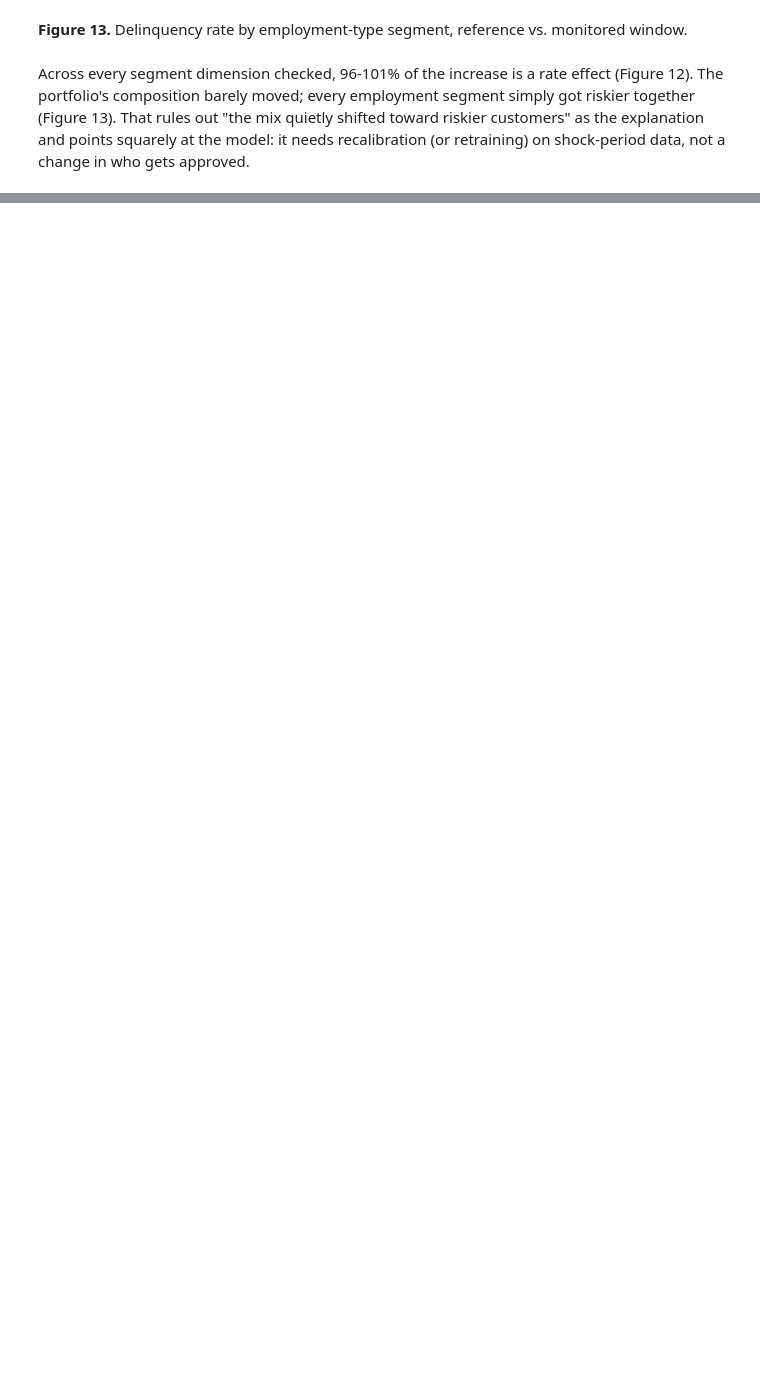
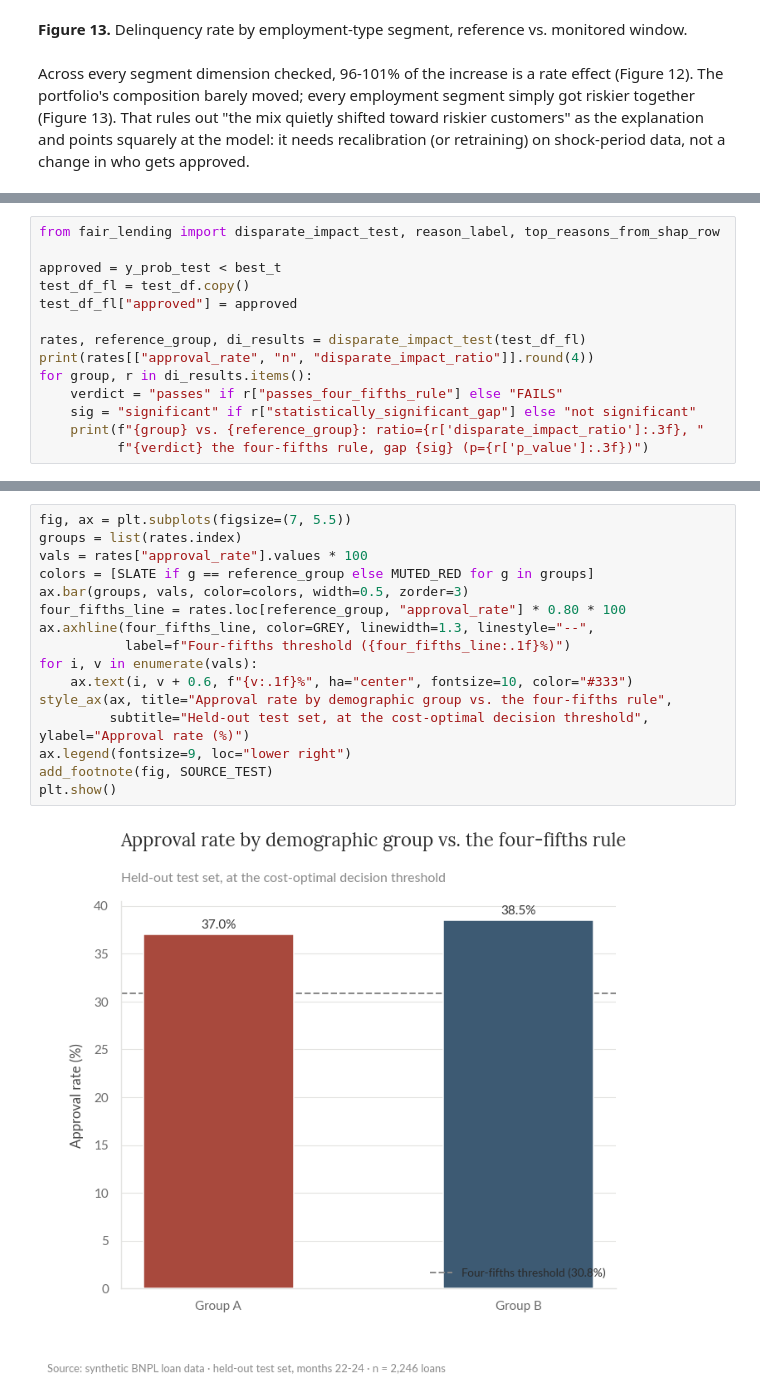
Before and after one commit to gus-morales/work-showcase, a Jupyter notebook: projects/01-delinquency-risk-model/notebooks/01_delinquency_risk_model.ipynb, the cells around one changed output, grey strips where cells are left out. Drawn from its saved outputs; the diff is of its cells as text; blank space fills up the shorter version.

```diff
--- a/projects/01-delinquency-risk-model/notebooks/01_delinquency_risk_model.ipynb
+++ b/projects/01-delinquency-risk-model/notebooks/01_delinquency_risk_model.ipynb
@@ -595,0 +602,14 @@ Across every segment dimension checked, 96-101% of the increase is a rate effect
+# %%
+from fair_lending import disparate_impact_test, reason_label, top_reasons_from_shap_row
+
+approved = y_prob_test < best_t
+test_df_fl = test_df.copy()
+test_df_fl["approved"] = approved
+
+rates, reference_group, di_results = disparate_impact_test(test_df_fl)
+print(rates[["approval_rate", "n", "disparate_impact_ratio"]].round(4))
+for group, r in di_results.items():
+    verdict = "passes" if r["passes_four_fifths_rule"] else "FAILS"
+    sig = "significant" if r["statistically_significant_gap"] else "not significant"
+    print(f"{group} vs. {reference_group}: ratio={r['disparate_impact_ratio']:.3f}, "
+          f"{verdict} the four-fifths rule, gap {sig} (p={r['p_value']:.3f})")
@@ -595,0 +622,18 @@ Across every segment dimension checked, 96-101% of the increase is a rate effect
+# %%
+fig, ax = plt.subplots(figsize=(7, 5.5))
+groups = list(rates.index)
+vals = rates["approval_rate"].values * 100
+colors = [SLATE if g == reference_group else MUTED_RED for g in groups]
+ax.bar(groups, vals, color=colors, width=0.5, zorder=3)
+four_fifths_line = rates.loc[reference_group, "approval_rate"] * 0.80 * 100
+ax.axhline(four_fifths_line, color=GREY, linewidth=1.3, linestyle="--",
+           label=f"Four-fifths threshold ({four_fifths_line:.1f}%)")
+for i, v in enumerate(vals):
+    ax.text(i, v + 0.6, f"{v:.1f}%", ha="center", fontsize=10, color="#333")
+style_ax(ax, title="Approval rate by demographic group vs. the four-fifths rule",
+         subtitle="Held-out test set, at the cost-optimal decision threshold", ylabel="Approval rate (%)")
+ax.legend(fontsize=9, loc="lower right")
+add_footnote(fig, SOURCE_TEST)
+plt.show()
+# %% [output]
+[figure, added]
```
Also changed, not shown: parts of 11 cells of this notebook, 9 other files.
